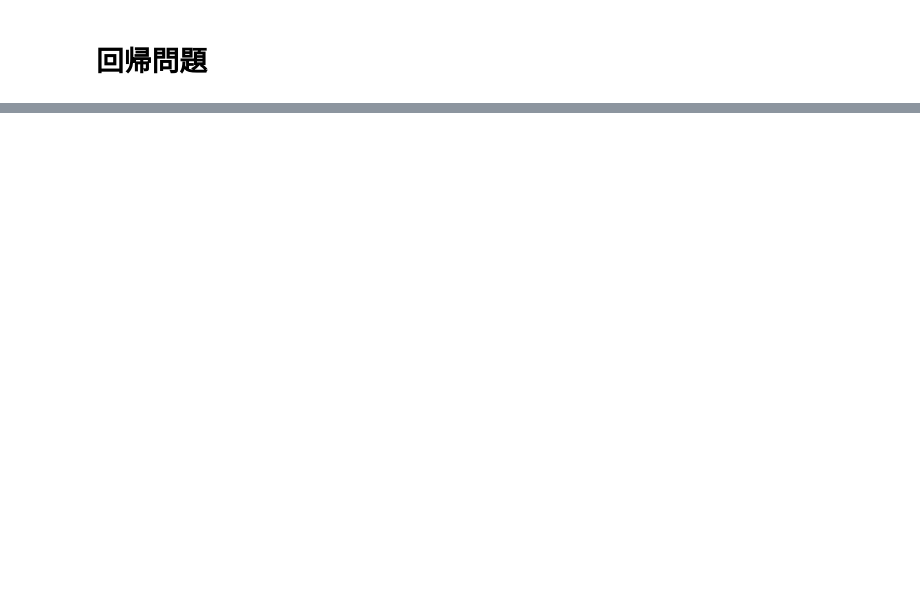
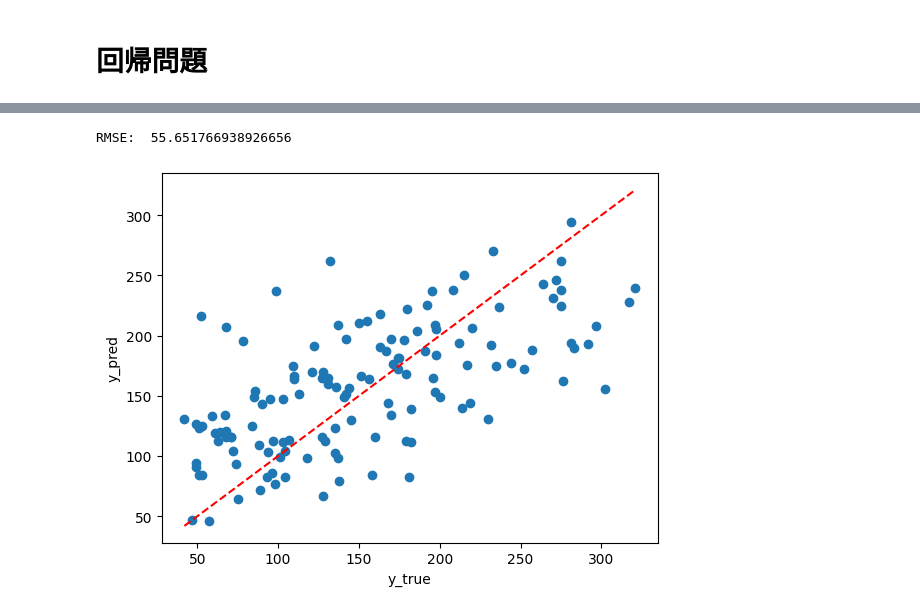
Before and after one commit to KodaiS/ML-study, a Jupyter notebook: basic_classification_and_regression.ipynb, the cells around one changed output, grey strips where cells are left out. Cells and saved outputs as stored; diff of their text form; code cells hidden in the pictures; blank space fills up the shorter version.

```diff
--- a/basic_classification_and_regression.ipynb
+++ b/basic_classification_and_regression.ipynb
@@ -103,0 +198,26 @@ plt.show()
+# %%
+# データを訓練データとテストデータに分割
+X_train, X_test, y_train, y_test = train_test_split(X, y, test_size=0.3, random_state=0)
+# %%
+# 線形回帰モデルのインスタンスを作成
+model = LinearRegression()
+
+# モデルを訓練データで学習
+model.fit(X_train, y_train)
+
+# テストデータを予測する
+y_pred = model.predict(X_test)
+
+# 結果を確認
+print("RMSE: ", np.sqrt(mean_squared_error(y_test, y_pred)))
+
+min_val = min(y_test)
+max_val = max(y_test)
+plt.scatter(y_test, y_pred)
+plt.plot([min_val, max_val], [min_val, max_val], color='red', linestyle='--')
+plt.xlabel("y_true")
+plt.ylabel("y_pred")
+plt.show()
+# %% [output]
+RMSE:  55.651766938926656
+[figure, added]
```
Also changed, not shown: parts of 15 cells of this notebook.
